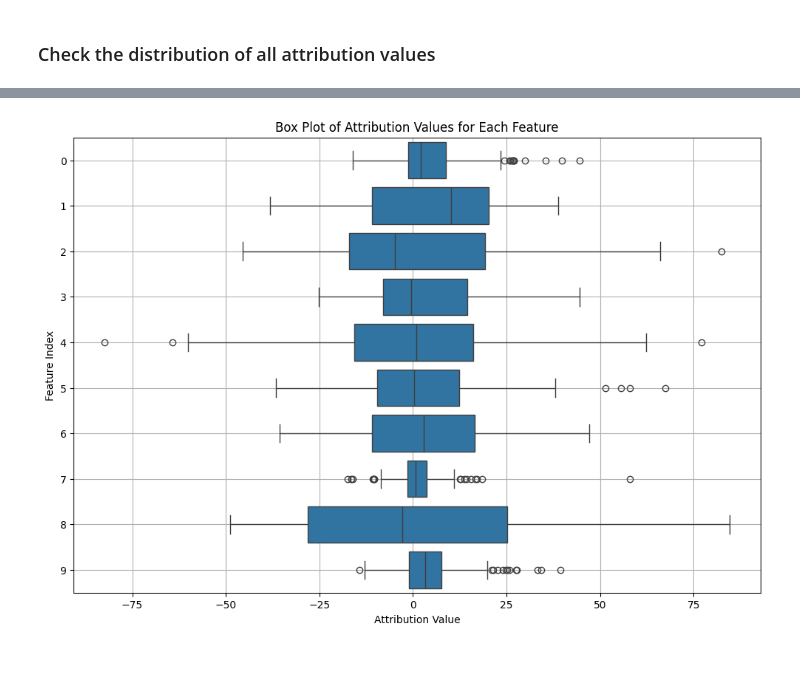
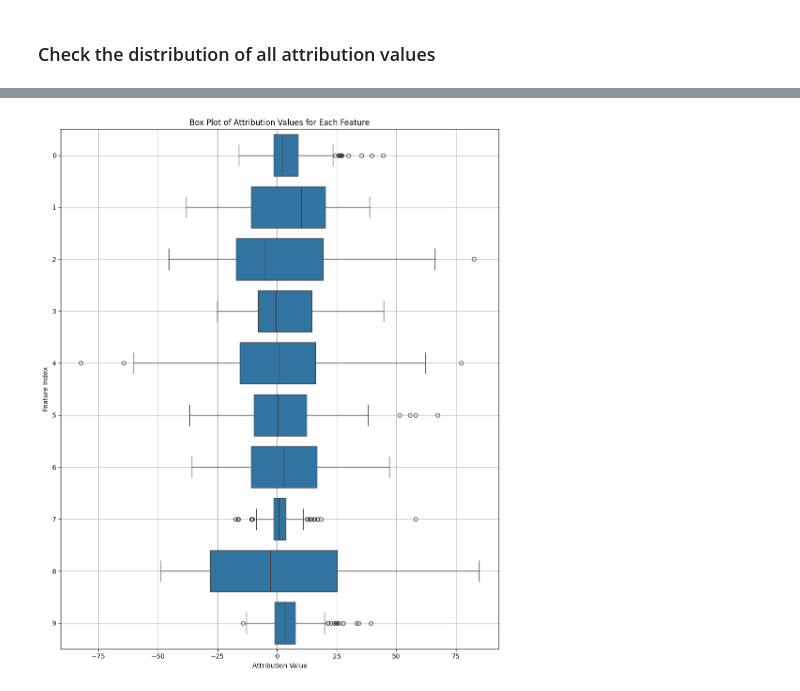
Before and after one commit to sequential-parameter-optimization/spotXAI, a Jupyter notebook: Notebooks/demo_general.ipynb, the cells around one changed output, grey strips where cells are left out. Drawn from its saved outputs; the diff is of its cells as text; code cells hidden in the pictures; blank space fills up the shorter version.

Commit message:
update boxplots

```diff
--- a/Notebooks/demo_general.ipynb
+++ b/Notebooks/demo_general.ipynb
@@ -183,4 +163,6 @@ attribution_distribution
 # %%
-boxplot_attribution(attribution_distribution)
+#attribution_distribution
-# %% [output]
-[figure, removed]
+# %%
+boxplot_attribution(attribution_distribution, size = (10,12), attr_filter=None)
+# %% [output]
+[figure, added]
```
Also changed, not shown: parts of 2 cells of this notebook, 1 other file.
